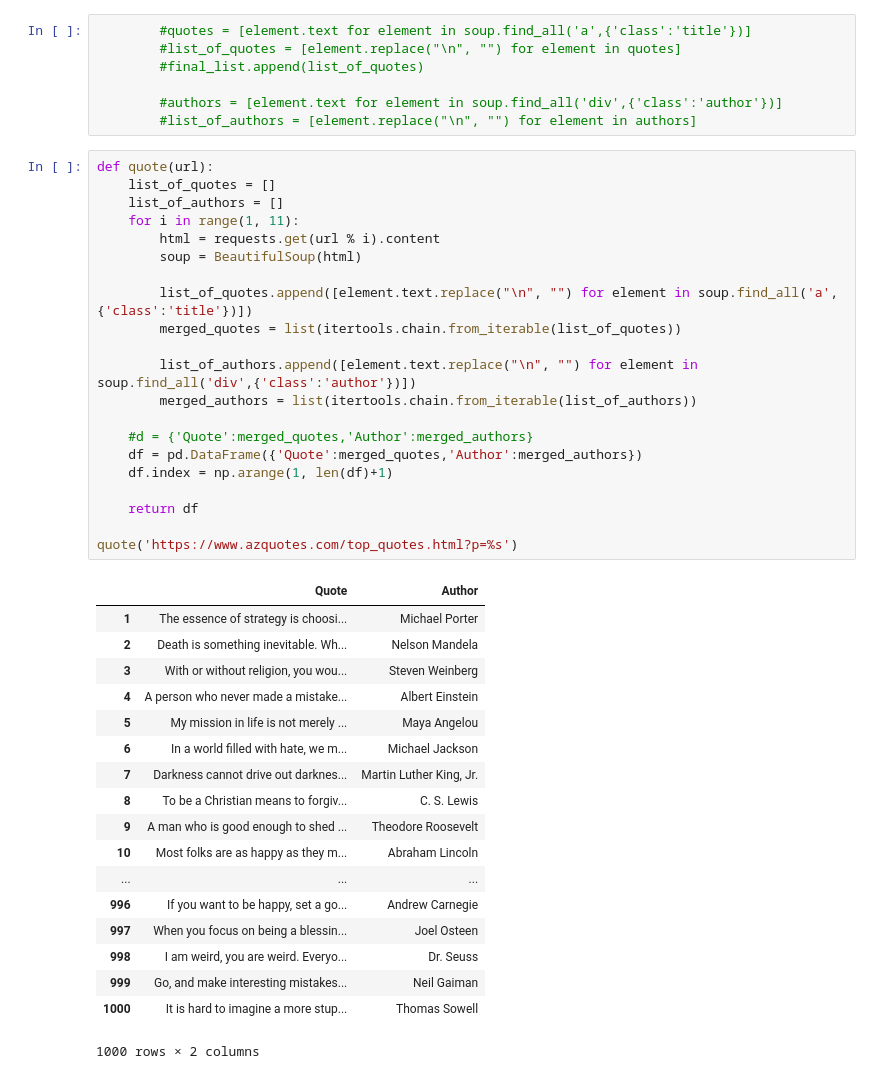
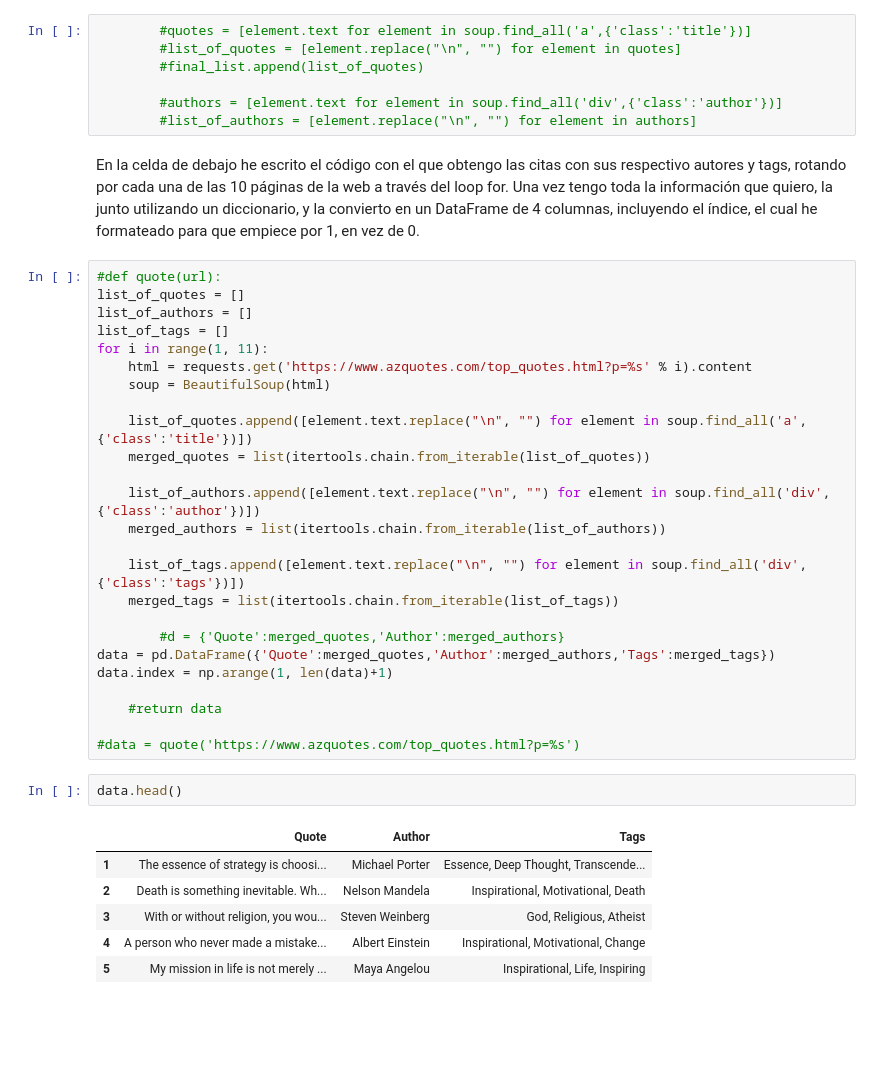
Before and after one commit to alejandroperela/datamad0119, a Jupyter notebook: module-1/web-project/your-code/Main.ipynb, the cells around one changed output. Saved outputs shown, nothing was run; the diff lists cells and outputs as text; blank space fills up the shorter version.

```diff
--- a/module-1/web-project/your-code/Main.ipynb
+++ b/module-1/web-project/your-code/Main.ipynb
@@ -20,43 +32,39 @@ import wikipedia
 
         #authors = [element.text for element in soup.find_all('div',{'class':'author'})]
         #list_of_authors = [element.replace("\n", "") for element in authors]
+# %% [markdown]
+En la celda de debajo he escrito el código con el que obtengo las citas con sus respectivo autores y tags, rotando por cada una de las 10 páginas de la web a través del loop for. Una vez tengo toda la información que quiero, la junto utilizando un diccionario, y la convierto en un DataFrame de 4 columnas, incluyendo el índice, el cual he formateado para que empiece por 1, en vez de 0.
 # %%
-def quote(url):
-    list_of_quotes = []
-    list_of_authors = []
-    for i in range(1, 11):
-        html = requests.get(url % i).content
-        soup = BeautifulSoup(html)
+#def quote(url):
+list_of_quotes = []
+list_of_authors = []
+list_of_tags = []
+for i in range(1, 11):
+    html = requests.get('https://www.azquotes.com/top_quotes.html?p=%s' % i).content
+    soup = BeautifulSoup(html)
 
-        list_of_quotes.append([element.text.replace("\n", "") for element in soup.find_all('a',{'class':'title'})])
-        merged_quotes = list(itertools.chain.from_iterable(list_of_quotes))
+    list_of_quotes.append([element.text.replace("\n", "") for element in soup.find_all('a',{'class':'title'})])
+    merged_quotes = list(itertools.chain.from_iterable(list_of_quotes))
 
-        list_of_authors.append([element.text.replace("\n", "") for element in soup.find_all('div',{'class':'author'})])
-        merged_authors = list(itertools.chain.from_iterable(list_of_authors))
+    list_of_authors.append([element.text.replace("\n", "") for element in soup.find_all('div',{'class':'author'})])
+    merged_authors = list(itertools.chain.from_iterable(list_of_authors))
 
-    #d = {'Quote':merged_quotes,'Author':merged_authors}
-    df = pd.DataFrame({'Quote':merged_quotes,'Author':merged_authors})
-    df.index = np.arange(1, len(df)+1)
+    list_of_tags.append([element.text.replace("\n", "") for element in soup.find_all('div',{'class':'tags'})])
+    merged_tags = list(itertools.chain.from_iterable(list_of_tags))
 
-    return df
+        #d = {'Quote':merged_quotes,'Author':merged_authors}
+data = pd.DataFrame({'Quote':merged_quotes,'Author':merged_authors,'Tags':merged_tags})
+data.index = np.arange(1, len(data)+1)
 
-quote('https://www.azquotes.com/top_quotes.html?p=%s')
+    #return data
+
+#data = quote('https://www.azquotes.com/top_quotes.html?p=%s')
-# %% [output]
-|  | Quote | Author |
-| 1 | The essence of strategy is choosi... | Michael Porter |
-| 2 | Death is something inevitable. Wh... | Nelson Mandela |
-| 3 | With or without religion, you wou... | Steven Weinberg |
-| 4 | A person who never made a mistake... | Albert Einstein |
-| 5 | My mission in life is not merely ... | Maya Angelou |
-| 6 | In a world filled with hate, we m... | Michael Jackson |
-| 7 | Darkness cannot drive out darknes... | Martin Luther King, Jr. |
-| 8 | To be a Christian means to forgiv... | C. S. Lewis |
-| 9 | A man who is good enough to shed ... | Theodore Roosevelt |
-| 10 | Most folks are as happy as they m... | Abraham Lincoln |
-| ... | ... | ... |
-| 996 | If you want to be happy, set a go... | Andrew Carnegie |
-| 997 | When you focus on being a blessin... | Joel Osteen |
-| 998 | I am weird, you are weird. Everyo... | Dr. Seuss |
-| 999 | Go, and make interesting mistakes... | Neil Gaiman |
-| 1000 | It is hard to imagine a more stup... | Thomas Sowell |
-1000 rows × 2 columns
+# %%
+data.head()
+# %% [output]
+|  | Quote | Author | Tags |
+| 1 | The essence of strategy is choosi... | Michael Porter | Essence, Deep Thought, Transcende... |
+| 2 | Death is something inevitable. Wh... | Nelson Mandela | Inspirational, Motivational, Death |
+| 3 | With or without religion, you wou... | Steven Weinberg | God, Religious, Atheist |
+| 4 | A person who never made a mistake... | Albert Einstein | Inspirational, Motivational, Change |
+| 5 | My mission in life is not merely ... | Maya Angelou | Inspirational, Life, Inspiring |
```
Also changed, not shown: parts of 9 cells of this notebook.
